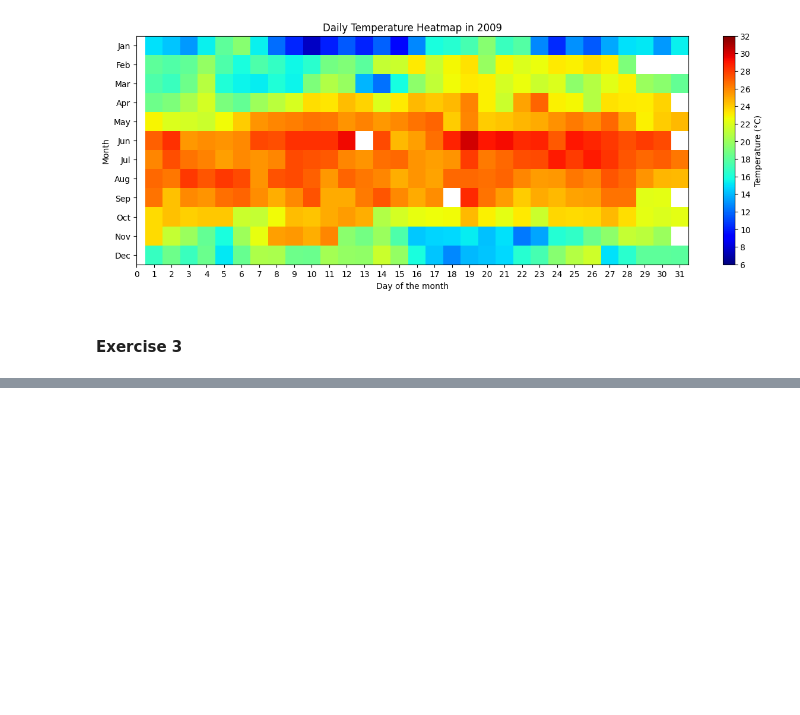
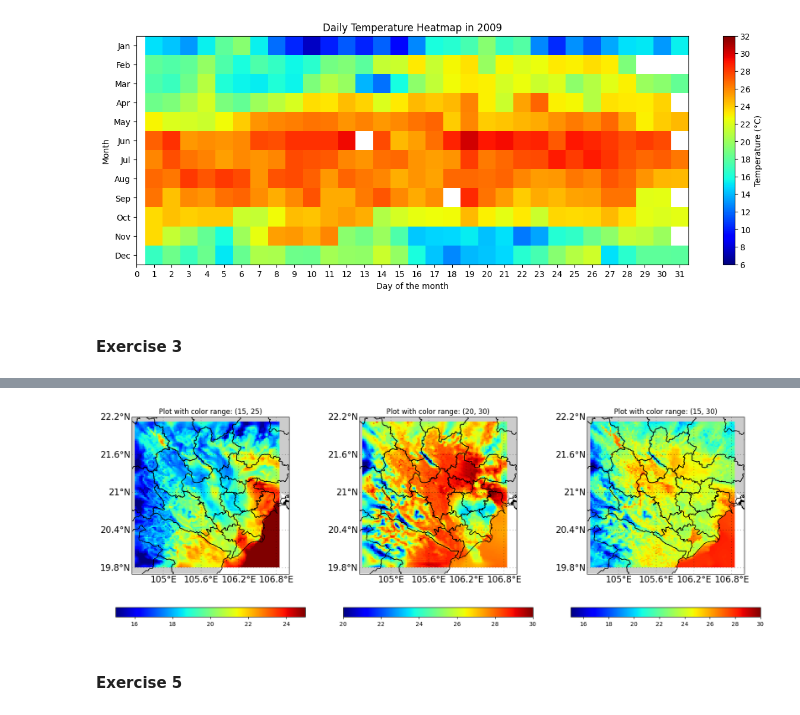
Before and after one commit to doanhlee04/LEARNING-, a Jupyter notebook: TMINH_Midterm.ipynb, the cells around one changed output, grey strips where cells are left out. Drawn from its saved outputs; the diff is of its cells as text; code cells hidden in the pictures; blank space fills up the shorter version.

```diff
--- a/TMINH_Midterm.ipynb
+++ b/TMINH_Midterm.ipynb
@@ -101,0 +113,51 @@ df.shape
+# %%
+netcdf_file = 'wrfout_d02_2019-11-12_sample.nc'
+xr_data = xr.open_dataset(netcdf_file)
+lon = xr_data.coords["XLONG"].values
+lat = xr_data.coords["XLAT"].values
+data = xr_data.data_vars["T2"].values
+# %%
+#now, create a map
+fig = plt.figure(figsize=(20,7))
+#basemap setting
+lon_min = 104.5
+lon_max = 107
+lat_min = 19.7
+lat_max = 22.2
+
+vrange = [(15,25), (20,30), (15,30)]
+
+for i in range(3):
+    ax = plt.subplot(1,3, i+1)
+    map2 = Basemap(projection='merc',
+                  llcrnrlon=lon_min, #lower left corner longtitude
+                  llcrnrlat=lat_min, #lower left corner lattitude
+                  urcrnrlon=lon_max, #upper right corner longtitude
+                  urcrnrlat=lat_max, #upper right corner lattitude
+                  resolution='i',epsg=4326)
+
+   #some decorations
+    map2.fillcontinents(zorder=0)
+
+   #draw the lat and lon
+    parallels = arange(-90.,150, around((lat_max-lat_min)/4, decimals=1)) 	#lat
+    meridians = arange(0.,180., around((lat_max-lat_min)/4, decimals=1))
+    map2.drawparallels(parallels,linewidth=0.5,dashes=[2,8],labels=[1,0,0,0],fontsize=15, zorder=12) # left, right, top or bottom
+    map2.drawmeridians(meridians,linewidth=0.5,dashes=[2,8],labels=[0,0,0,1],fontsize=15, zorder=12)
+
+   #add vietnam
+    map2.readshapefile(r'gadm41_VNM_0/gadm41_VNM_1', "gadm41_VNM_1", linewidth=1,color='k')
+
+   #now plot the data
+    hour = i*6
+
+    cm = plt.pcolormesh( lon , lat , data[hour,:,:]-273.15,vmin = vrange[i][0],vmax = vrange[i][1],cmap='jet')
+
+    fig.colorbar(cm, orientation= 'horizontal')
+    plt.title(f"Plot with color range: {vrange[i]}")
+
+plt.show()
+# %% [output]
+[figure, added]
+# %% [markdown]
+#### Exercise 5
```
Also changed, not shown: parts of 10 cells of this notebook, 23 other files.
